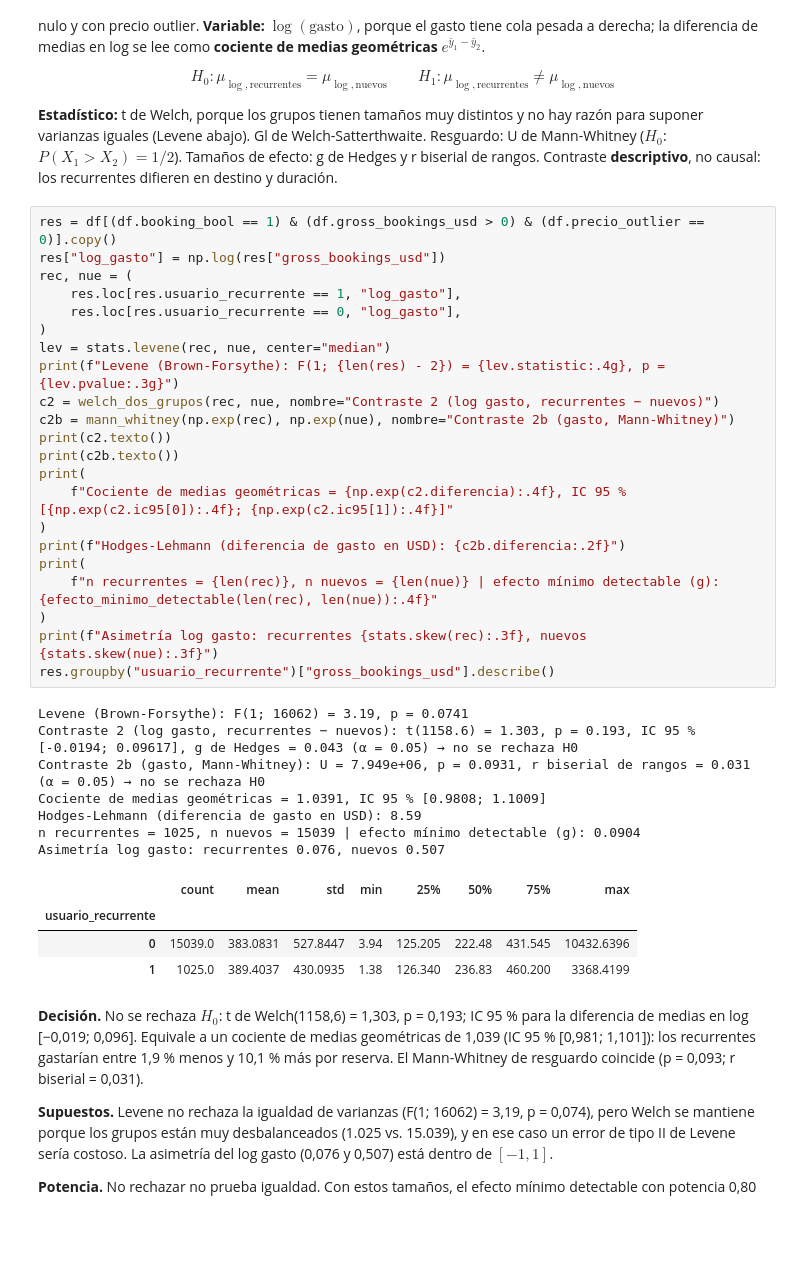
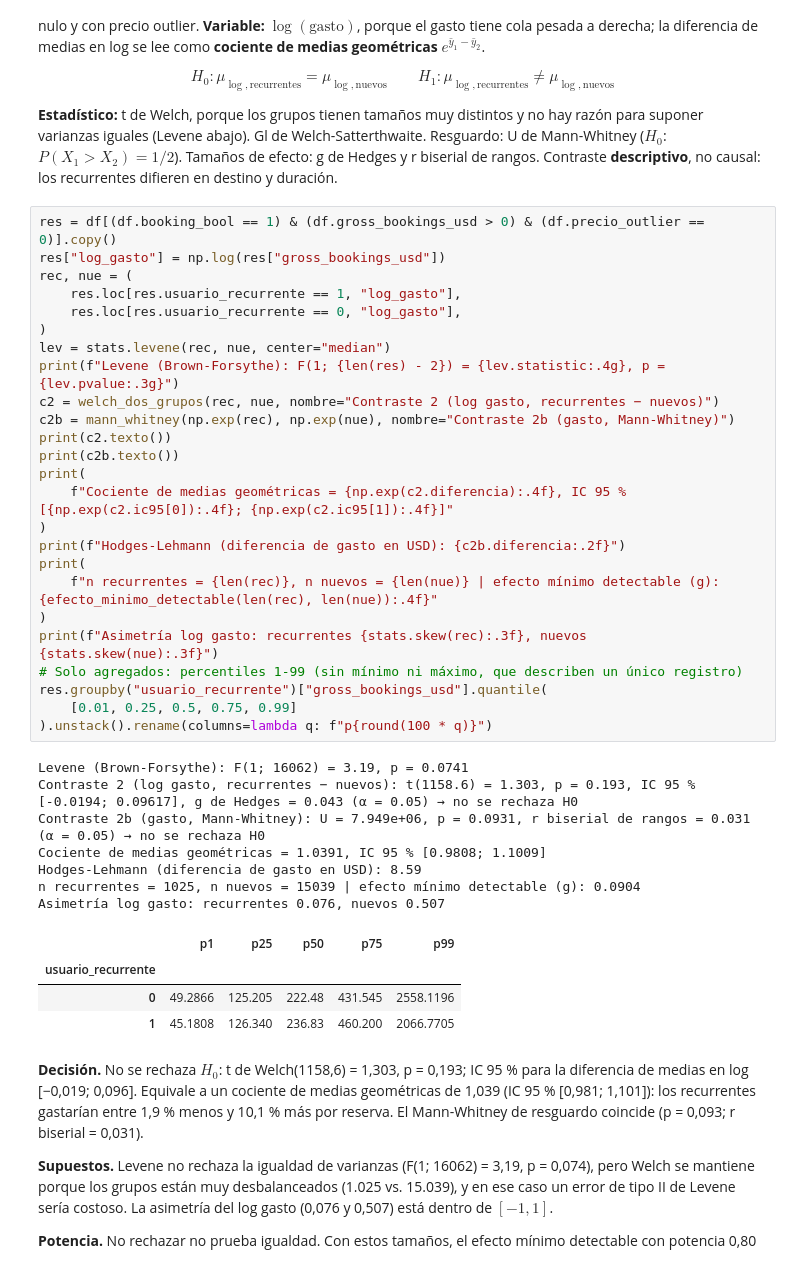
Before and after one commit to verolopezmar/TPI_Estadistica-avanzada-, a Jupyter notebook: notebooks/TP_Integrador_Final.ipynb, the cells around one changed output. Saved outputs shown, nothing was run; the diff lists cells and outputs as text; blank space fills up the shorter version.

```diff
--- a/notebooks/TP_Integrador_Final.ipynb
+++ b/notebooks/TP_Integrador_Final.ipynb
@@ -758,37 +758,40 @@ Contraste **descriptivo**, no causal: los recurrentes difieren en destino y dura
 # %%
 res = df[(df.booking_bool == 1) & (df.gross_bookings_usd > 0) & (df.precio_outlier == 0)].copy()
 res["log_gasto"] = np.log(res["gross_bookings_usd"])
 rec, nue = (
     res.loc[res.usuario_recurrente == 1, "log_gasto"],
     res.loc[res.usuario_recurrente == 0, "log_gasto"],
 )
 lev = stats.levene(rec, nue, center="median")
 print(f"Levene (Brown-Forsythe): F(1; {len(res) - 2}) = {lev.statistic:.4g}, p = {lev.pvalue:.3g}")
 c2 = welch_dos_grupos(rec, nue, nombre="Contraste 2 (log gasto, recurrentes − nuevos)")
 c2b = mann_whitney(np.exp(rec), np.exp(nue), nombre="Contraste 2b (gasto, Mann-Whitney)")
 print(c2.texto())
 print(c2b.texto())
 print(
     f"Cociente de medias geométricas = {np.exp(c2.diferencia):.4f}, IC 95 % [{np.exp(c2.ic95[0]):.4f}; {np.exp(c2.ic95[1]):.4f}]"
 )
 print(f"Hodges-Lehmann (diferencia de gasto en USD): {c2b.diferencia:.2f}")
 print(
     f"n recurrentes = {len(rec)}, n nuevos = {len(nue)} | efecto mínimo detectable (g): {efecto_minimo_detectable(len(rec), len(nue)):.4f}"
 )
 print(f"Asimetría log gasto: recurrentes {stats.skew(rec):.3f}, nuevos {stats.skew(nue):.3f}")
-res.groupby("usuario_recurrente")["gross_bookings_usd"].describe()
+# Solo agregados: percentiles 1-99 (sin mínimo ni máximo, que describen un único registro)
+res.groupby("usuario_recurrente")["gross_bookings_usd"].quantile(
+    [0.01, 0.25, 0.5, 0.75, 0.99]
+).unstack().rename(columns=lambda q: f"p{round(100 * q)}")
 # %% [output]
 Levene (Brown-Forsythe): F(1; 16062) = 3.19, p = 0.0741
 Contraste 2 (log gasto, recurrentes − nuevos): t(1158.6) = 1.303, p = 0.193, IC 95 % [-0.0194; 0.09617], g de Hedges = 0.043 (α = 0.05) → no se rechaza H0
 Contraste 2b (gasto, Mann-Whitney): U = 7.949e+06, p = 0.0931, r biserial de rangos = 0.031 (α = 0.05) → no se rechaza H0
 Cociente de medias geométricas = 1.0391, IC 95 % [0.9808; 1.1009]
 Hodges-Lehmann (diferencia de gasto en USD): 8.59
 n recurrentes = 1025, n nuevos = 15039 | efecto mínimo detectable (g): 0.0904
 Asimetría log gasto: recurrentes 0.076, nuevos 0.507
-|  | count | mean | std | min | 25% | 50% | 75% | max |
-| usuario_recurrente |  |  |  |  |  |  |  |  |
-| 0 | 15039.0 | 383.0831 | 527.8447 | 3.94 | 125.205 | 222.48 | 431.545 | 10432.6396 |
-| 1 | 1025.0 | 389.4037 | 430.0935 | 1.38 | 126.340 | 236.83 | 460.200 | 3368.4199 |
+|  | p1 | p25 | p50 | p75 | p99 |
+| usuario_recurrente |  |  |  |  |  |
+| 0 | 49.2866 | 125.205 | 222.48 | 431.545 | 2558.1196 |
+| 1 | 45.1808 | 126.340 | 236.83 | 460.200 | 2066.7705 |
 # %% [markdown]
 **Decisión.** No se rechaza $H_0$: t de Welch(1158,6) = 1,303, p = 0,193; IC 95 % para la diferencia
 de medias en log [−0,019; 0,096]. Equivale a un cociente de medias geométricas de 1,039 (IC 95 %
```
Also changed, not shown: parts of 28 cells of this notebook, 26 other files.
